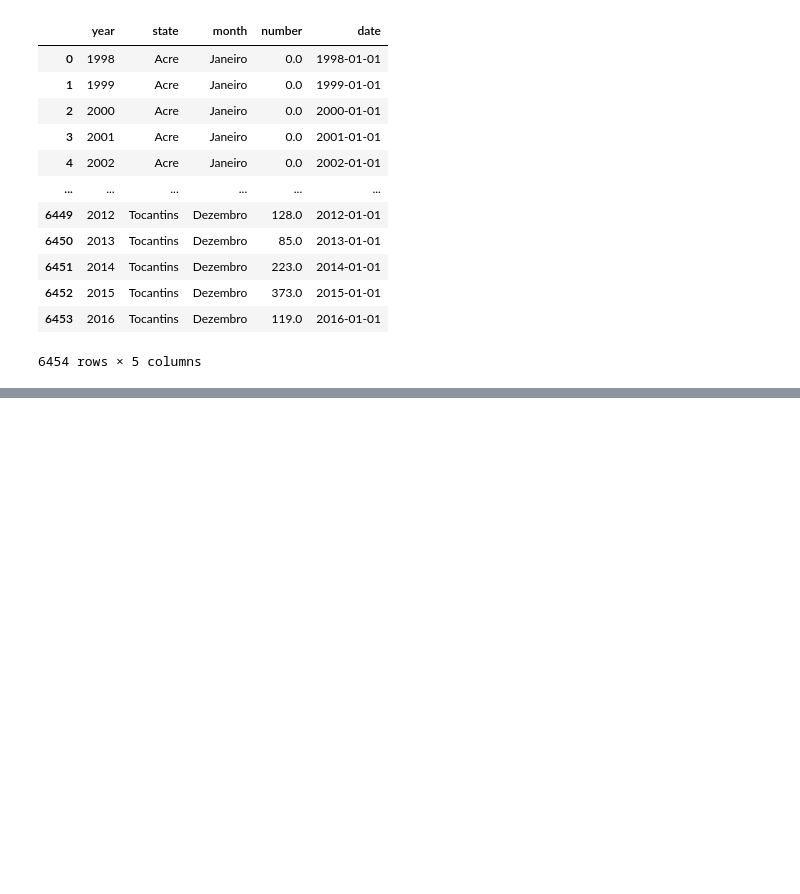
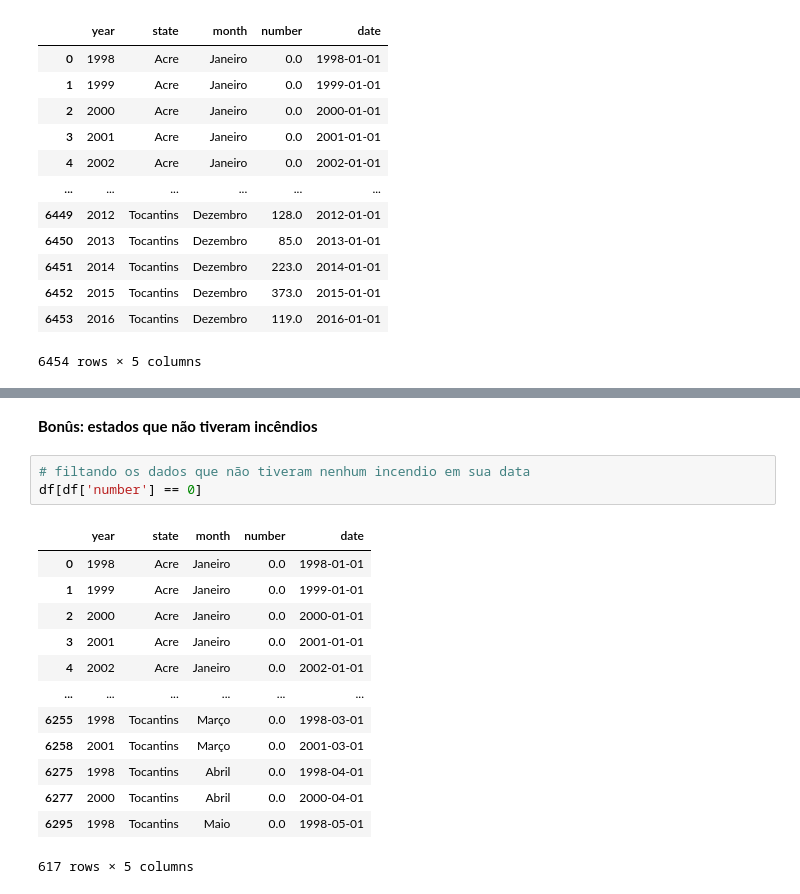
Before and after one commit to gxbriellops/dashboard-incendio-floresta, a Jupyter notebook: forest.ipynb, the cells around one changed output, grey strips where cells are left out. Cells and saved outputs as stored; diff of their text form; blank space fills up the shorter version.

```diff
--- a/forest.ipynb
+++ b/forest.ipynb
@@ -69,0 +119,19 @@ Name: number, dtype: float64
+# %% [markdown]
+**Bonûs: estados que não tiveram incêndios**
+# %%
+# filtando os dados que não tiveram nenhum incendio em sua data
+df[df['number'] == 0]
+# %% [output]
+|  | year | state | month | number | date |
+| 0 | 1998 | Acre | Janeiro | 0.0 | 1998-01-01 |
+| 1 | 1999 | Acre | Janeiro | 0.0 | 1999-01-01 |
+| 2 | 2000 | Acre | Janeiro | 0.0 | 2000-01-01 |
+| 3 | 2001 | Acre | Janeiro | 0.0 | 2001-01-01 |
+| 4 | 2002 | Acre | Janeiro | 0.0 | 2002-01-01 |
+| ... | ... | ... | ... | ... | ... |
+| 6255 | 1998 | Tocantins | Março | 0.0 | 1998-03-01 |
+| 6258 | 2001 | Tocantins | Março | 0.0 | 2001-03-01 |
+| 6275 | 1998 | Tocantins | Abril | 0.0 | 1998-04-01 |
+| 6277 | 2000 | Tocantins | Abril | 0.0 | 2000-04-01 |
+| 6295 | 1998 | Tocantins | Maio | 0.0 | 1998-05-01 |
+617 rows × 5 columns
```
Also changed, not shown: parts of 20 cells of this notebook.
